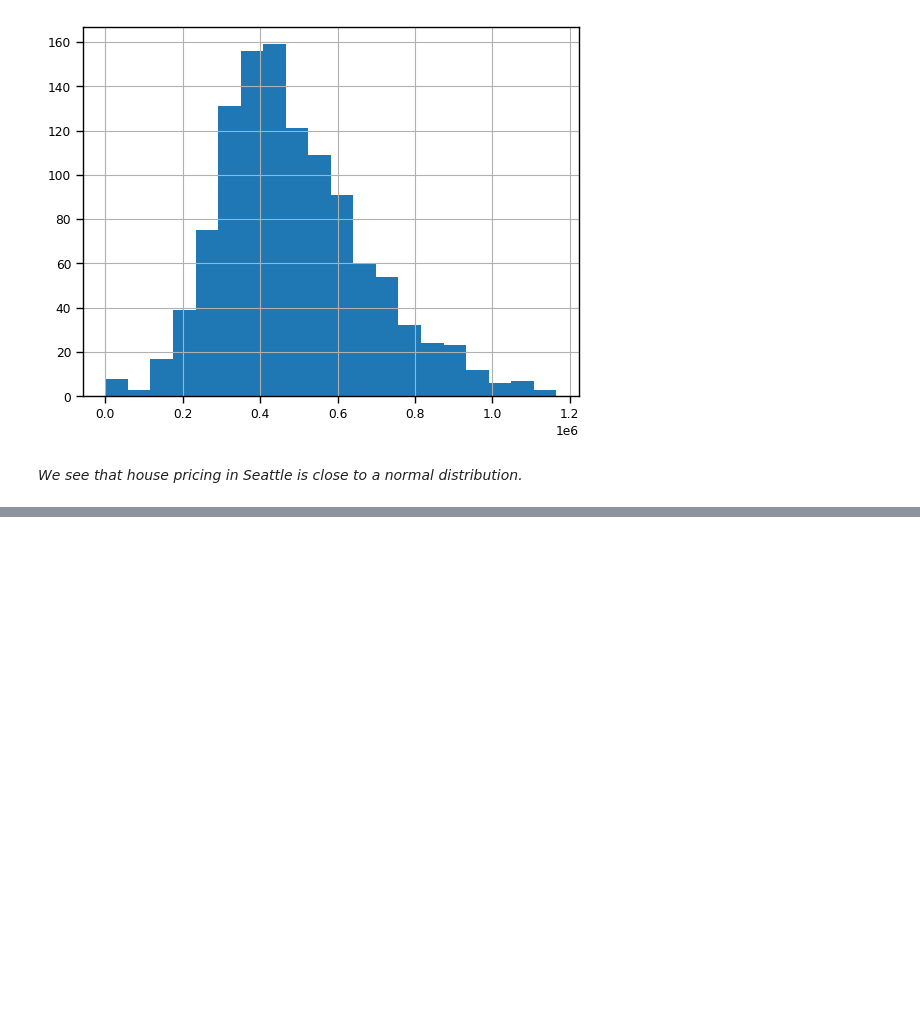
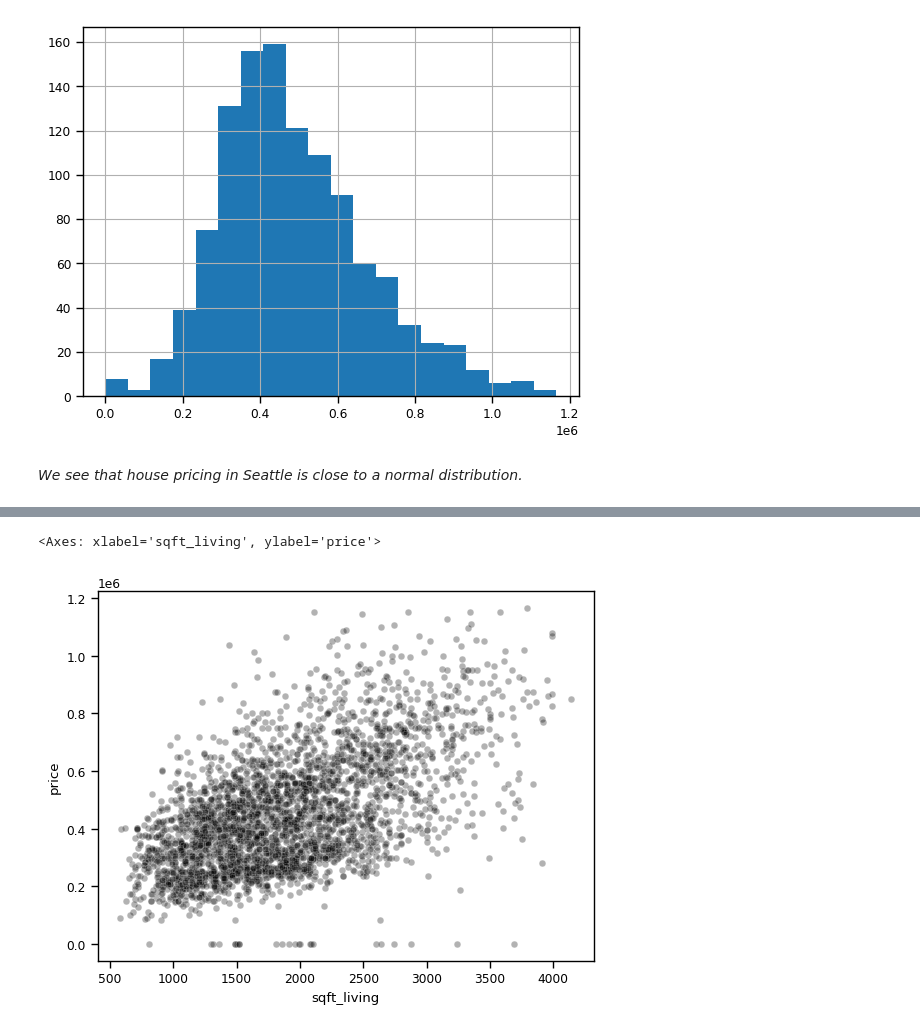
Before and after one commit to Zeinab-kr/Housing-Prices-Analysis, a Jupyter notebook: code.ipynb, the cells around one changed output, grey strips where cells are left out. Cells and saved outputs as stored; diff of their text form; code cells hidden in the pictures; blank space fills up the shorter version.

```diff
--- a/code.ipynb
+++ b/code.ipynb
@@ -338,0 +350,6 @@ house[house['city'] == 'Seattle']['price'].hist(bins=20)
+# %%
+sns.set_palette(['#000000'])
+sns.scatterplot(data=house, x='sqft_living', y='price', alpha=0.3)
+# %% [output]
+<Axes: xlabel='sqft_living', ylabel='price'>
+[figure, added]
```
Also changed, not shown: parts of 10 cells of this notebook.
